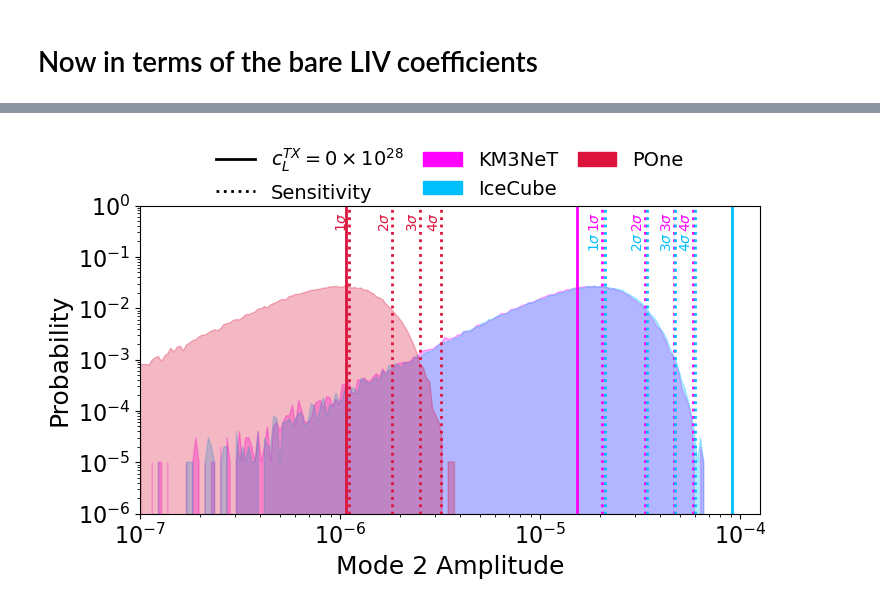
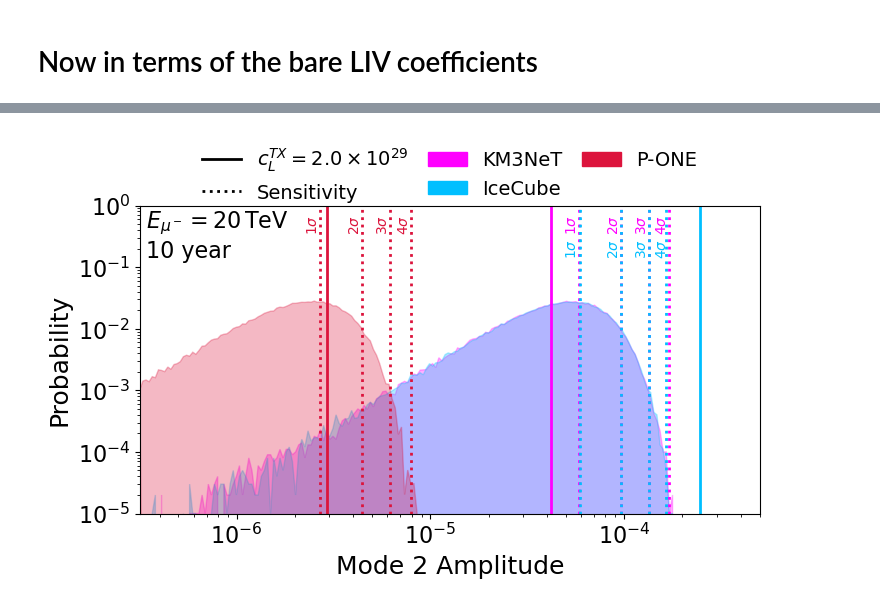
Before and after one commit to nickkamp1/NuTelescopeMuCollider, a Jupyter notebook: LorentzViolationSidereal_Analysis.ipynb, the cells around one changed output, grey strips where cells are left out. Drawn from its saved outputs; the diff is of its cells as text; code cells hidden in the pictures.

```diff
--- a/LorentzViolationSidereal_Analysis.ipynb
+++ b/LorentzViolationSidereal_Analysis.ipynb
@@ -1,6 +1,11 @@
 # %%
 %load_ext autoreload
 %autoreload 2
+# %%
+# important global variables
+nYears = 10
+throughgoing_factor = 1 # don't consider it
+wobbling_factor = 1 # 1 / 0.01 # no wobble!
 # %%
 import numpy as np
 import matplotlib.pyplot as plt
@@ -52,11 +103,14 @@ def perform_integration(experiment):
 # %%
-nYears = 10
-throughgoing_factor = 3
-straight_section_factor = 100 / 0.3 # 100 m v.s. 0.3 m
+
 
 nEvents_dict = {"IC":perform_integration("IC")*nYears*throughgoing_factor,
                 "KM3":perform_integration("KM3")*nYears*throughgoing_factor,
-                "PONE":perform_integration("PONE")*nYears*throughgoing_factor*straight_section_factor}
+                "PONE":perform_integration("PONE")*nYears*throughgoing_factor}
+avg_energy_dict = {"IC":average_energy("IC"),
+                   "KM3":average_energy("KM3"),
+                   "PONE":average_energy("PONE")}
+for k,v in nEvents_dict.items():
+    print(k,"%1.1f Hz"%(v/(nYears*S2YR)))
 nTrials = int(1e5)
 highest_mode = 5
 nBins = int(2**highest_mode)+1
@@ -170,0 +233,11 @@ plt.show()
+# %%
+print("Dimension",end=" & ")
+for exp in experiment_list:
+    print(experiment_names[exp],end=" & ")
+print("")
+for dim in range(4):
+    print("$d=%d$"%dim,end=" & ")
+    for exp in experiment_list:
+        Ac_limit = Ac_upper_limit[(exp,sensitivity_quantiles[-1])] / avg_energy_dict[exp]**dim
+        print("$%s$"%latex_float(Ac_limit),end=" & ")
+    print("")
@@ -253,40 +341,48 @@ plt.show()
 # %%
 mode = 2
-amplitude_bins = np.logspace(-7,-3.9,200)
+if Emuon==5e3:
+    amplitude_bins = np.logspace(-6,-3,200)
+elif Emuon==20e3:
+    amplitude_bins = np.logspace(-6.5,-3.3,200)
 amplitdue_bw = amplitude_bins[1:] - amplitude_bins[:-1]
-plt.plot([],[],color="black",ls="-",label=r"$c_L^{TX} = %1.0f \times 10^{28}$"%(cL_vec[0,1]/1e-28))
+if Emuon==5e3:
+    plt.plot([],[],color="black",ls="-",label=r"$c_L^{TX} = %1.1f \times 10^{28}$"%(cL_vec[0,1]/1e-28))
+elif Emuon==20e3:
+    plt.plot([],[],color="black",ls="-",label=r"$c_L^{TX} = %1.1f \times 10^{29}$"%(cL_vec[0,1]/1e-29))
 plt.plot([],[],color="black",ls=":",label="Sensitivity")
 for exp in experiment_list:
     rates,_ = np.histogram(amplitudes[exp][:,mode],bins=amplitude_bins)
     y = 1.*rates#/amplitdue_bw
     y /= sum(y)
     plt.fill([],[],color=color_list[exp],label=experiment_names[exp])
     plt.fill(amplitude_bins[:-1],y,color=color_list[exp],alpha=0.3)
     plt.axvline(test_amplitudes[exp][mode],color=color_list[exp])
     for sens_level_idx in range(4):
         sens_level = sensitivity_quantiles[sens_level_idx]
         plt.axvline(exp_sensitivities[(exp,mode)][sens_level],color=color_list[exp],ls=":")
         height = 5e-1
         x = exp_sensitivities[(exp,mode)][sens_level]
         if exp=="IC":
             height = 2e-1
             x = exp_sensitivities[("KM3",mode)][sens_level]
         plt.text(x,height,r"$%d\sigma$"%(sens_level_idx+1),
                  horizontalalignment='right', verticalalignment='center',
                  color=color_list[exp],rotation=90)
 plt.xlim(amplitude_bins[0],amplitude_bins[-1])
 plt.loglog()
-plt.ylim(1e-6,1)
+plt.ylim(1e-5,1)
 plt.ylabel("Probability")
 plt.xlabel("Mode %d Amplitude"%mode)
+plt.text(.01, .99, r"$E_{\mu^-} = %d\,{\rm TeV}$"%(Emuon/1e3), ha='left', va='top', transform=plt.gca().transAxes,fontsize=16)
+plt.text(.01, .89, r"%d year"%(nYears), ha='left', va='top', transform=plt.gca().transAxes,fontsize=16)
 
 plt.legend(ncol=3, fontsize=14, columnspacing=1, frameon=False,
             loc='upper center', bbox_to_anchor=(0.5, 1.25))
 
-plt.savefig("figures/amplitude_dist.pdf",dpi=100,bbox_inches='tight')
+plt.savefig("figures/%dTeV/amplitude_dist.pdf"%(Emuon/1e3),dpi=100,bbox_inches='tight')
 plt.show()
 # %% [output]
-[figure, old version]
+[figure, new version]
 # %%
 aL_range = np.logspace(-26.5,-22.9,30)
 cL_range = np.logspace(-30.5,-26.5,30)
```
Also changed, not shown: parts of 12 cells of this notebook, 38 other files.
